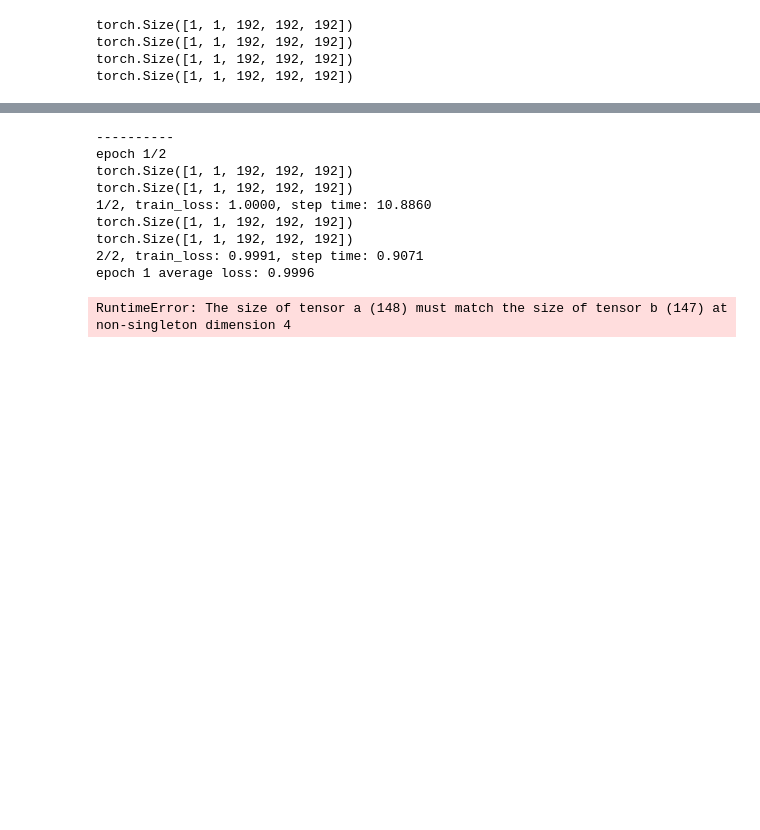
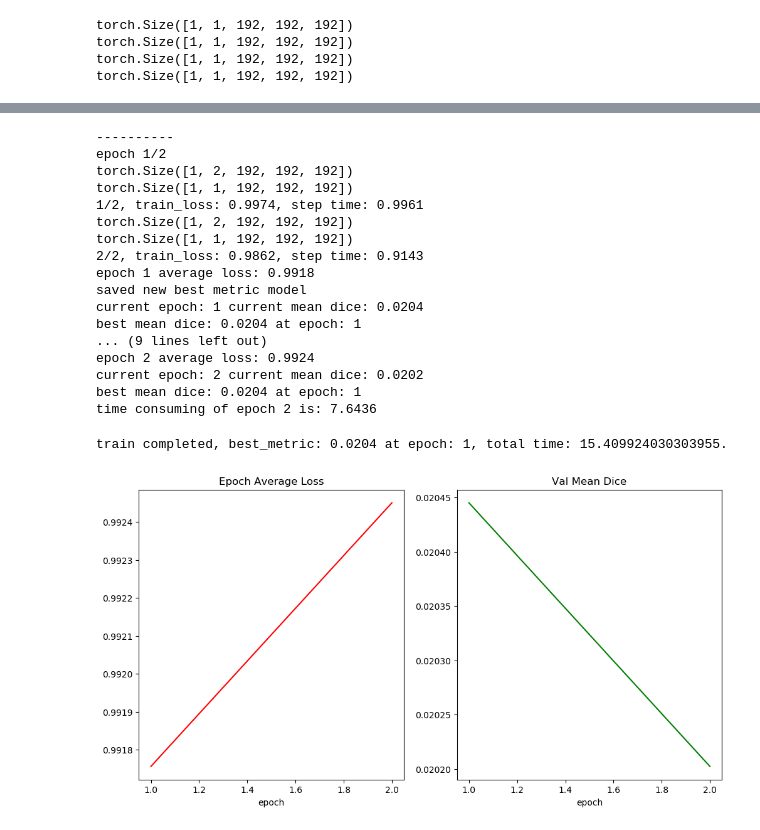
Before and after one commit to SreejaMalladi/Varian, a Jupyter notebook: preprocessing.ipynb, the cells around one changed output, grey strips where cells are left out. Drawn from its saved outputs; the diff is of its cells as text; code cells hidden in the pictures; blank space fills up the shorter version.

Commit message:
Working model

```diff
--- a/preprocessing.ipynb
+++ b/preprocessing.ipynb
@@ -125,7 +141,7 @@ class HecktorCropNeckRegion(CropForegroundd):
         self,
         keys=["image", "image2", "label"],
         source_key="image",
-        box_size=[200, 200, 200],
+        box_size=[200, 200, 310],
         allow_missing_keys=True,
         **kwargs,
     ) -> None:
@@ -348,5 +368,5 @@ torch.Size([1, 1, 192, 192, 192])
 torch.Size([1, 1, 192, 192, 192])
 torch.Size([1, 1, 192, 192, 192])
 # %%
-val_ds = CacheDataset(data=va_files, transform=val_transforms, cache_rate=1.0, num_workers=4)
+val_ds = CacheDataset(data=tfiles, transform=val_transforms, cache_rate=1.0, num_workers=4)
 val_loader = DataLoader(val_ds, batch_size=1, num_workers=4)
@@ -456,7 +476,7 @@ for epoch in range(max_epochs):
         step_start = time.time()
         step += 1
         inputs, labels = (
-            batch_data["image"].to(device),
+            batch_data["image_petct"].to(device),
             batch_data["label"].to(device),
         )
         print(inputs.shape)
@@ -484,25 +504,25 @@ for epoch in range(max_epochs):
         with torch.no_grad():
             for val_data in val_loader:
                 val_inputs, val_labels = (
-                    val_data["image"].to(device),
+                    val_data["image_petct"].to(device),
                     val_data["label"].to(device),
                 )
                 val_outputs = inference(val_inputs)
                 val_outputs = [post_trans(i) for i in decollate_batch(val_outputs)]
                 dice_metric(y_pred=val_outputs, y=val_labels)
-                dice_metric_batch(y_pred=val_outputs, y=val_labels)
+                # dice_metric_batch(y_pred=val_outputs, y=val_labels)
 
             metric = dice_metric.aggregate().item()
             metric_values.append(metric)
-            metric_batch = dice_metric_batch.aggregate()
-            metric_tc = metric_batch[0].item()
-            metric_values_tc.append(metric_tc)
-            metric_wt = metric_batch[1].item()
-            metric_values_wt.append(metric_wt)
-            metric_et = metric_batch[2].item()
-            metric_values_et.append(metric_et)
+            # metric_batch = dice_metric_batch.aggregate()
+            # metric_tc = metric_batch[0].item()
+            # metric_values_tc.append(metric_tc)
+            # metric_wt = metric_batch[1].item()
+            # metric_values_wt.append(metric_wt)
+            # metric_et = metric_batch[2].item()
+            # metric_values_et.append(metric_et)
             dice_metric.reset()
-            dice_metric_batch.reset()
+            # dice_metric_batch.reset()
 
             if metric > best_metric:
                 best_metric = metric
@@ -517,7 +537,7 @@ for epoch in range(max_epochs):
                 print("saved new best metric model")
             print(
                 f"current epoch: {epoch + 1} current mean dice: {metric:.4f}"
-                f" tc: {metric_tc:.4f} wt: {metric_wt:.4f} et: {metric_et:.4f}"
+                # f" tc: {metric_tc:.4f} wt: {metric_wt:.4f} et: {metric_et:.4f}"
                 f"\nbest mean dice: {best_metric:.4f}"
                 f" at epoch: {best_metric_epoch}"
             )
@@ -526,11 +546,18 @@ total_time = time.time() - total_start
 # %% [output]
 ----------
 epoch 1/2
+torch.Size([1, 2, 192, 192, 192])
 torch.Size([1, 1, 192, 192, 192])
+1/2, train_loss: 0.9974, step time: 0.9961
+torch.Size([1, 2, 192, 192, 192])
 torch.Size([1, 1, 192, 192, 192])
-1/2, train_loss: 1.0000, step time: 10.8860
-torch.Size([1, 1, 192, 192, 192])
-torch.Size([1, 1, 192, 192, 192])
-2/2, train_loss: 0.9991, step time: 0.9071
-epoch 1 average loss: 0.9996
+2/2, train_loss: 0.9862, step time: 0.9143
+epoch 1 average loss: 0.9918
+saved new best metric model
+current epoch: 1 current mean dice: 0.0204
+best mean dice: 0.0204 at epoch: 1
+... (9 lines left out)
+epoch 2 average loss: 0.9924
+current epoch: 2 current mean dice: 0.0202
+best mean dice: 0.0204 at epoch: 1
+time consuming of epoch 2 is: 7.6436
-RuntimeError: The size of tensor a (148) must match the size of tensor b (147) at non-singleton dimension 4
@@ -646,0 +564,21 @@ for epoch in range(max_epochs):
+# %%
+print(f"train completed, best_metric: {best_metric:.4f} at epoch: {best_metric_epoch}, total time: {total_time}.")
+# %% [output]
+train completed, best_metric: 0.0204 at epoch: 1, total time: 15.409924030303955.
+# %%
+plt.figure("train", (12, 6))
+plt.subplot(1, 2, 1)
+plt.title("Epoch Average Loss")
+x = [i + 1 for i in range(len(epoch_loss_values))]
+y = epoch_loss_values
+plt.xlabel("epoch")
+plt.plot(x, y, color="red")
+plt.subplot(1, 2, 2)
+plt.title("Val Mean Dice")
+x = [val_interval * (i + 1) for i in range(len(metric_values))]
+y = metric_values
+plt.xlabel("epoch")
+plt.plot(x, y, color="green")
+plt.show()
+# %% [output]
+[figure, added]
```
Also changed, not shown: parts of 15 cells of this notebook.
